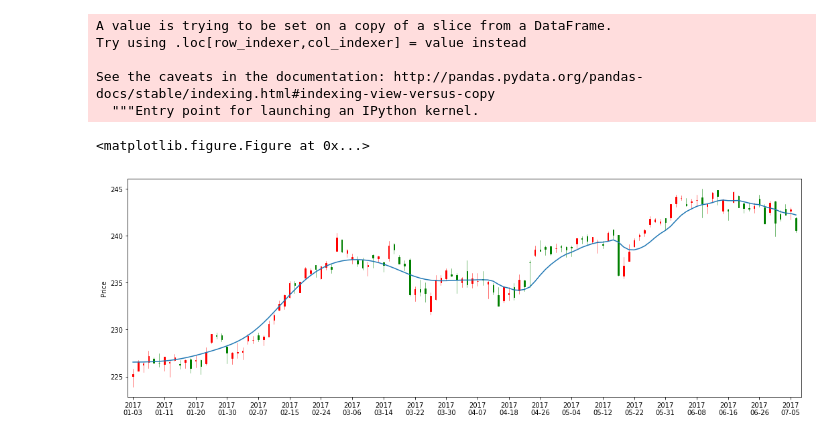
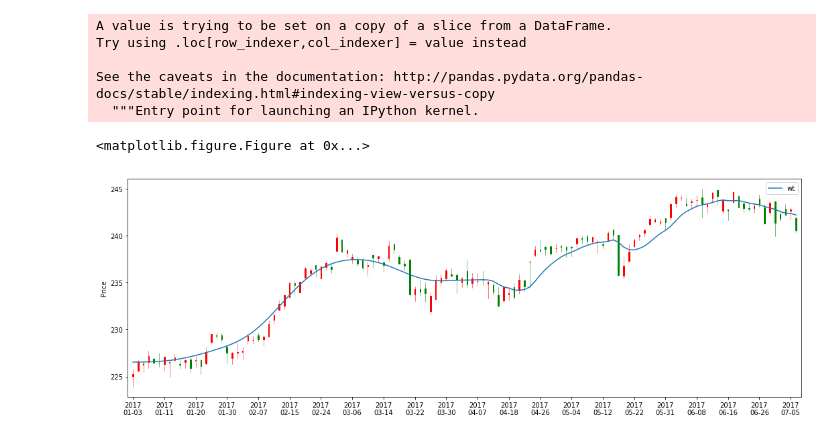
Before and after one commit to ajmal017/k_chart-1, a Jupyter notebook: Notes/example_wavelet.ipynb, the cells around one changed output. Saved outputs shown, nothing was run; the diff lists cells and outputs as text; code cells hidden in the pictures.

```diff
--- a/Notes/example_wavelet.ipynb
+++ b/Notes/example_wavelet.ipynb
@@ -29,7 +29,7 @@ See the caveats in the documentation: http://pandas.pydata.org/pandas-docs/stabl
   """Entry point for launching an IPython kernel.
 # %%
 # plot
-ts.k_chart(main_indicator_cols='wt')
+ts.k_chart(main_indicator_cols=['wt'])
 # %% [output]
 <matplotlib.figure.Figure at 0x...>
-[figure, old version]
+[figure, new version]
```
Also changed, not shown: 4 other files.
